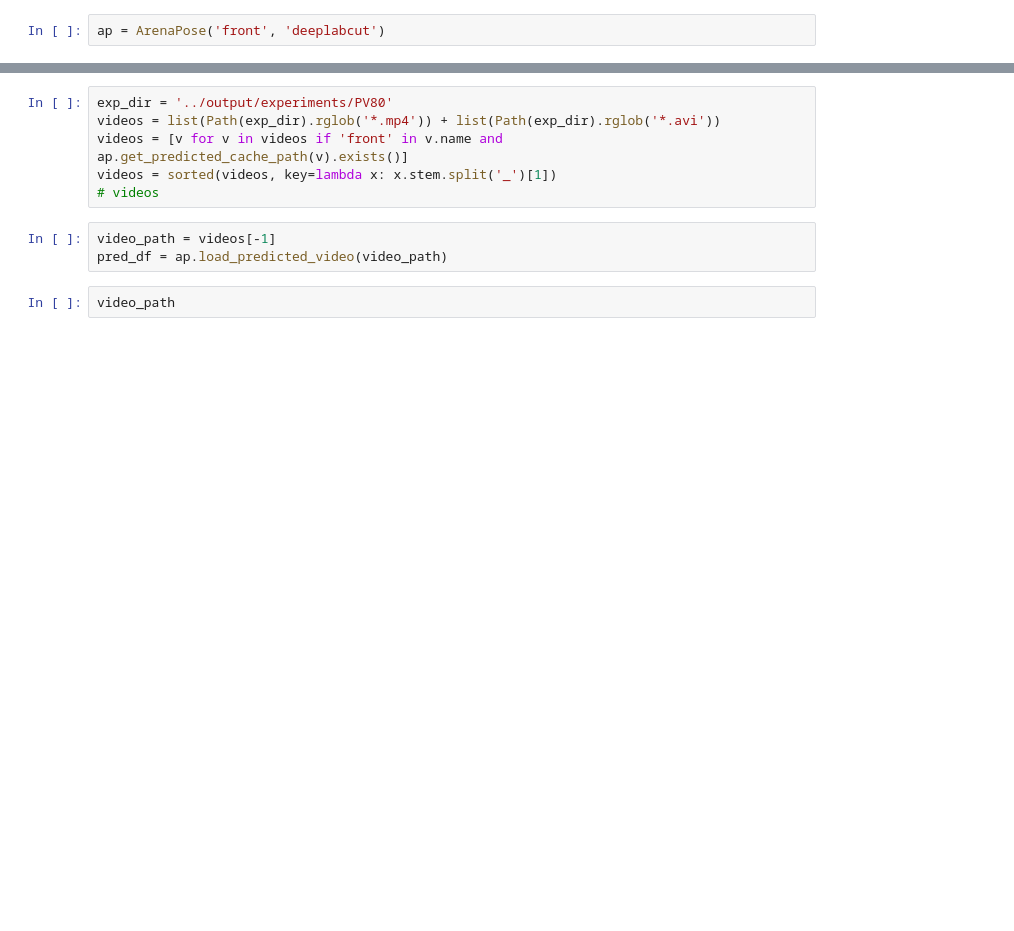
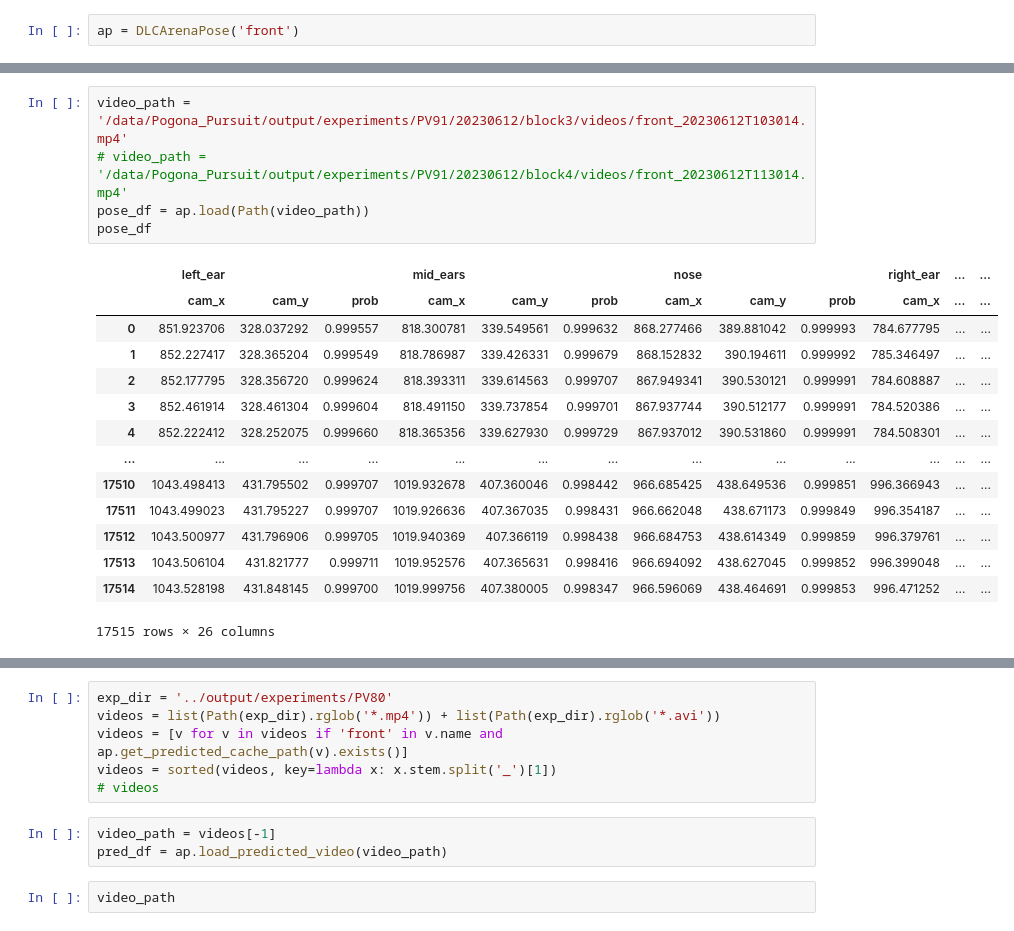
Before and after one commit to regevti/Pogona_Pursuit, a Jupyter notebook: notebooks/angles.ipynb, the cells around one changed output, grey strips where cells are left out. Saved outputs shown, nothing was run; the diff lists cells and outputs as text; blank space fills up the shorter version.

```diff
--- a/notebooks/angles.ipynb
+++ b/notebooks/angles.ipynb
@@ -17,4 +22,4 @@ from analysis.pose_utils import colorline, remove_outliers, zscore
 The autoreload extension is already loaded. To reload it, use:
   %reload_ext autoreload
 # %%
-ap = ArenaPose('front', 'deeplabcut')
+ap = DLCArenaPose('front')
@@ -20,0 +112,20 @@ ap = ArenaPose('front', 'deeplabcut')
+# %%
+video_path = '/data/Pogona_Pursuit/output/experiments/PV91/20230612/block3/videos/front_20230612T103014.mp4'
+# video_path = '/data/Pogona_Pursuit/output/experiments/PV91/20230612/block4/videos/front_20230612T113014.mp4'
+pose_df = ap.load(Path(video_path))
+pose_df
+# %% [output]
+|  | left_ear |  |  | mid_ears |  |  | nose |  |  | right_ear | ... | ... |
+|  | cam_x | cam_y | prob | cam_x | cam_y | prob | cam_x | cam_y | prob | cam_x | ... | ... |
+| 0 | 851.923706 | 328.037292 | 0.999557 | 818.300781 | 339.549561 | 0.999632 | 868.277466 | 389.881042 | 0.999993 | 784.677795 | ... | ... |
+| 1 | 852.227417 | 328.365204 | 0.999549 | 818.786987 | 339.426331 | 0.999679 | 868.152832 | 390.194611 | 0.999992 | 785.346497 | ... | ... |
+| 2 | 852.177795 | 328.356720 | 0.999624 | 818.393311 | 339.614563 | 0.999707 | 867.949341 | 390.530121 | 0.999991 | 784.608887 | ... | ... |
+| 3 | 852.461914 | 328.461304 | 0.999604 | 818.491150 | 339.737854 | 0.999701 | 867.937744 | 390.512177 | 0.999991 | 784.520386 | ... | ... |
+| 4 | 852.222412 | 328.252075 | 0.999660 | 818.365356 | 339.627930 | 0.999729 | 867.937012 | 390.531860 | 0.999991 | 784.508301 | ... | ... |
+| ... | ... | ... | ... | ... | ... | ... | ... | ... | ... | ... | ... | ... |
+| 17510 | 1043.498413 | 431.795502 | 0.999707 | 1019.932678 | 407.360046 | 0.998442 | 966.685425 | 438.649536 | 0.999851 | 996.366943 | ... | ... |
+| 17511 | 1043.499023 | 431.795227 | 0.999707 | 1019.926636 | 407.367035 | 0.998431 | 966.662048 | 438.671173 | 0.999849 | 996.354187 | ... | ... |
+| 17512 | 1043.500977 | 431.796906 | 0.999705 | 1019.940369 | 407.366119 | 0.998438 | 966.684753 | 438.614349 | 0.999859 | 996.379761 | ... | ... |
+| 17513 | 1043.506104 | 431.821777 | 0.999711 | 1019.952576 | 407.365631 | 0.998416 | 966.694092 | 438.627045 | 0.999852 | 996.399048 | ... | ... |
+| 17514 | 1043.528198 | 431.848145 | 0.999700 | 1019.999756 | 407.380005 | 0.998347 | 966.596069 | 438.464691 | 0.999853 | 996.471252 | ... | ... |
+17515 rows × 26 columns
```
Also changed, not shown: parts of 14 cells of this notebook.
